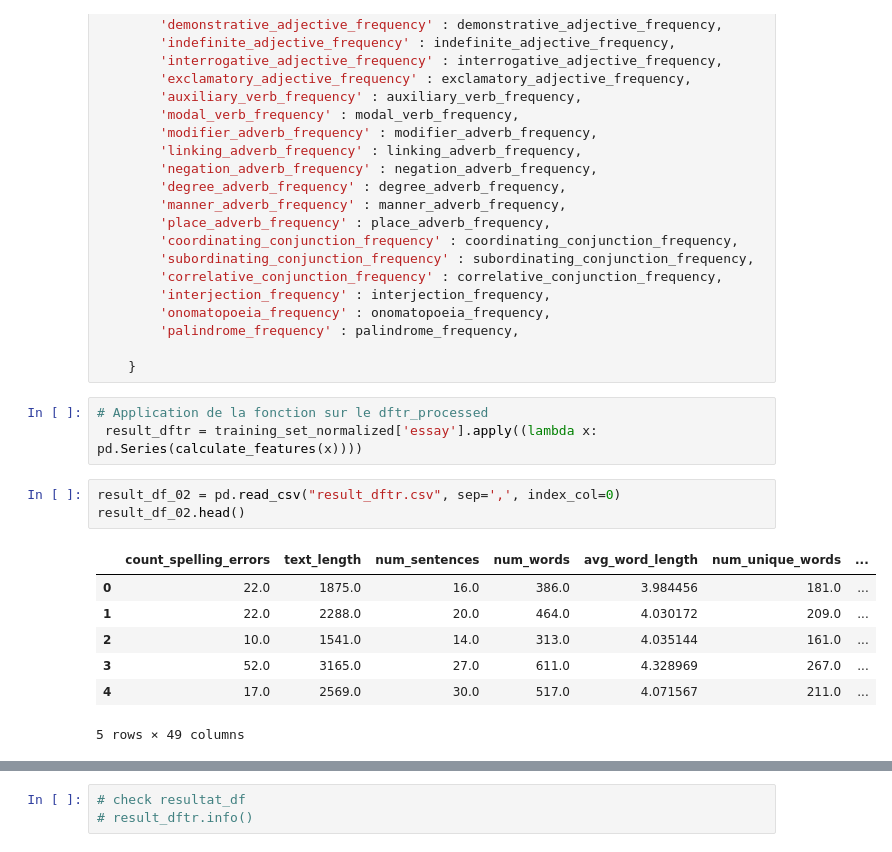
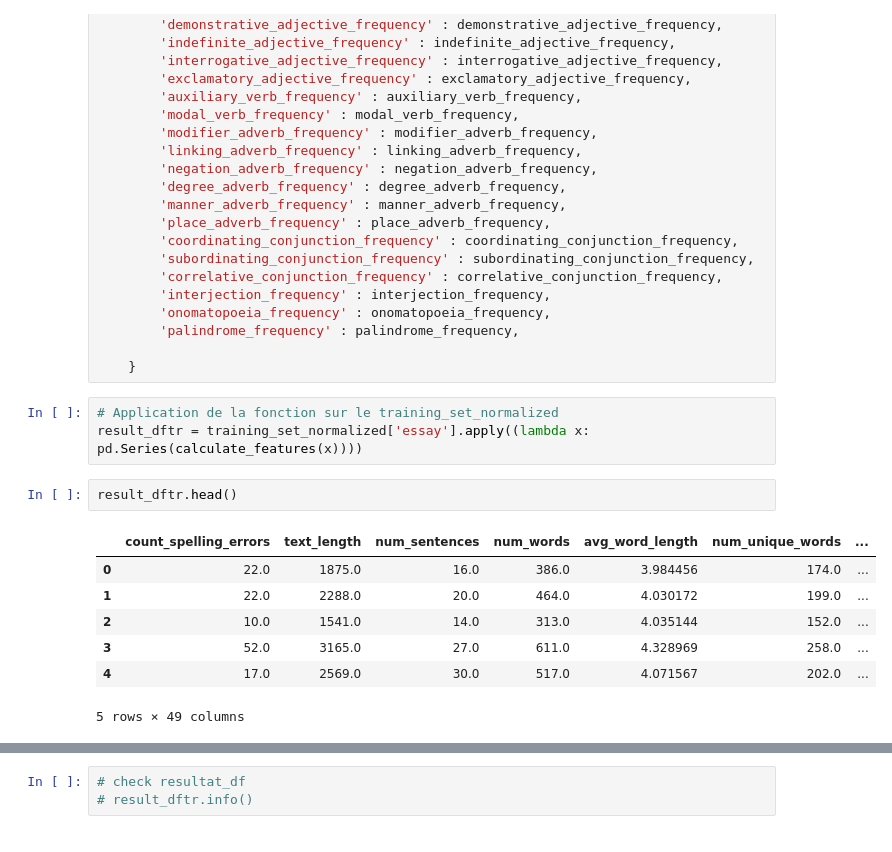
Before and after one commit to Martialkouass/Automated-essay-scoring-Machine-Learning-Model, a Jupyter notebook: MLPROJ.ipynb, the cells around one changed output, grey strips where cells are left out. Drawn from its saved outputs; the diff is of its cells as text.

```diff
--- a/MLPROJ.ipynb
+++ b/MLPROJ.ipynb
@@ -605,17 +605,16 @@ def calculate_features(text):
 
     }
 # %%
-# Application de la fonction sur le dftr_processed
- result_dftr = training_set_normalized['essay'].apply((lambda x: pd.Series(calculate_features(x))))
+# Application de la fonction sur le training_set_normalized
+result_dftr = training_set_normalized['essay'].apply((lambda x: pd.Series(calculate_features(x))))
-# %%
-result_df_02 = pd.read_csv("result_dftr.csv", sep=',', index_col=0)
-result_df_02.head()
-# %% [output]
-|  | count_spelling_errors | text_length | num_sentences | num_words | avg_word_length | num_unique_words | ... |
-| 0 | 22.0 | 1875.0 | 16.0 | 386.0 | 3.984456 | 181.0 | ... |
-| 1 | 22.0 | 2288.0 | 20.0 | 464.0 | 4.030172 | 209.0 | ... |
-| 2 | 10.0 | 1541.0 | 14.0 | 313.0 | 4.035144 | 161.0 | ... |
-| 3 | 52.0 | 3165.0 | 27.0 | 611.0 | 4.328969 | 267.0 | ... |
-| 4 | 17.0 | 2569.0 | 30.0 | 517.0 | 4.071567 | 211.0 | ... |
-5 rows × 49 columns
+# %%
+result_dftr.head()
+# %% [output]
+|  | count_spelling_errors | text_length | num_sentences | num_words | avg_word_length | num_unique_words | ... |
+| 0 | 22.0 | 1875.0 | 16.0 | 386.0 | 3.984456 | 174.0 | ... |
+| 1 | 22.0 | 2288.0 | 20.0 | 464.0 | 4.030172 | 199.0 | ... |
+| 2 | 10.0 | 1541.0 | 14.0 | 313.0 | 4.035144 | 152.0 | ... |
+| 3 | 52.0 | 3165.0 | 27.0 | 611.0 | 4.328969 | 258.0 | ... |
+| 4 | 17.0 | 2569.0 | 30.0 | 517.0 | 4.071567 | 202.0 | ... |
+5 rows × 49 columns
 # %%
```
Also changed, not shown: parts of 4 cells of this notebook, 1 other file.
